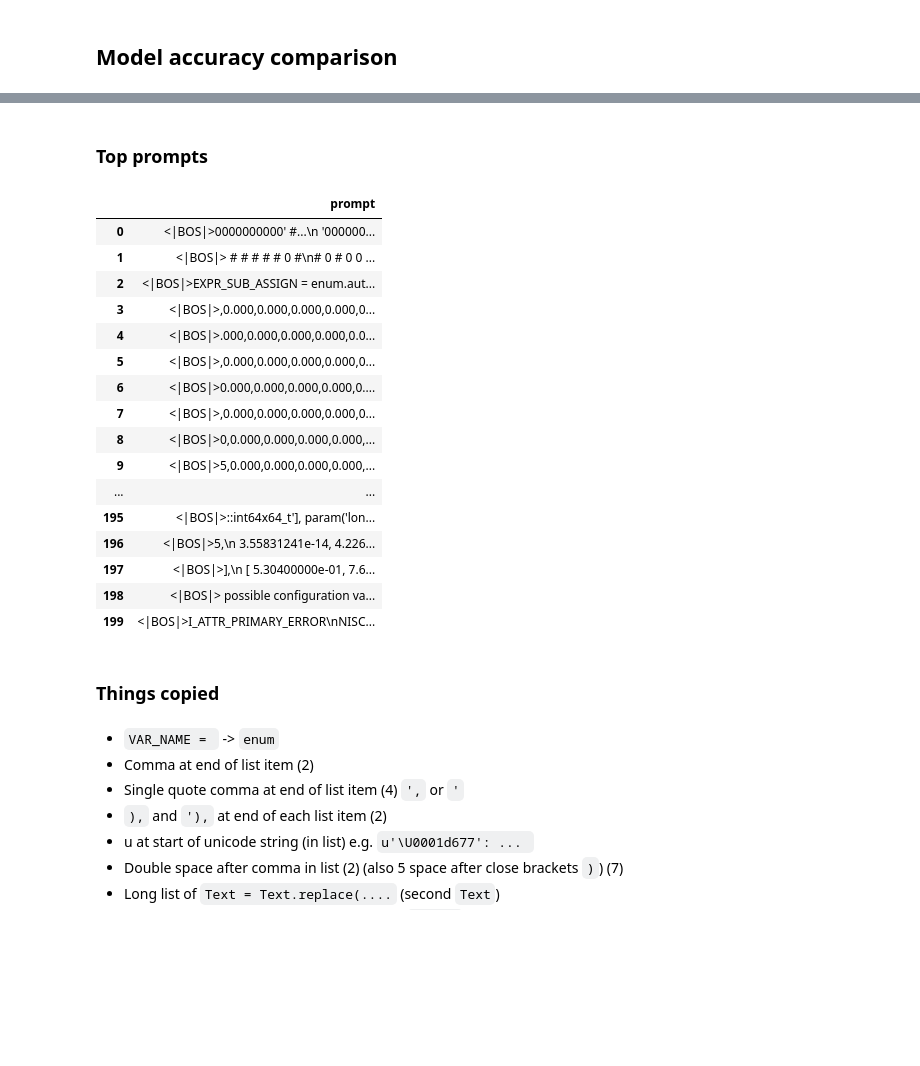
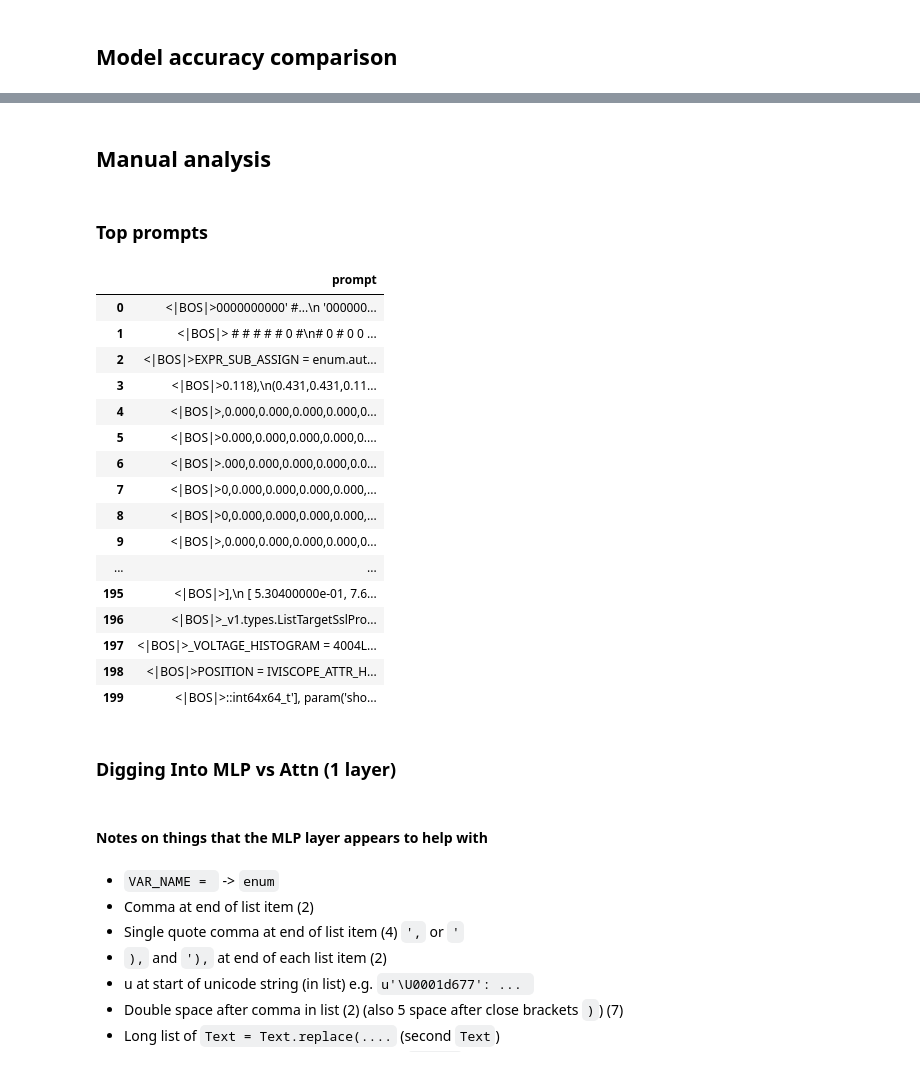
Before and after one commit to alan-cooney/mech-interp-code-generation, a Jupyter notebook: 1-find_interesting_neurons.ipynb, the cells around one changed output, grey strips where cells are left out. Saved outputs shown, nothing was run; the diff lists cells and outputs as text; code cells hidden in the pictures; blank space fills up the shorter version.

```diff
--- a/1-find_interesting_neurons.ipynb
+++ b/1-find_interesting_neurons.ipynb
@@ -207,32 +247,45 @@ Dropdown(description='Prompt ID', options=(('0: Prompt 139682', 139682), ('1: Pr
+# %% [markdown]
+## Manual analysis
 # %% [markdown]
 ### Top prompts
 # %%
+diff = get_model_correct_log_probs_diff("attn-only-1l", "solu-1l", False)
+
+# Get number of tokens in each prompt that are significantly more correct
+threshold = 0.3
+count_tokens_above_threshold = np.sum(diff > threshold, axis=-1)
+ranked_prompts = pd.DataFrame({"count_significant": count_tokens_above_threshold})
+ranked_prompts.sort_values(by="count_significant", ascending=False, inplace=True)
+prompt_ids_ranked = ranked_prompts.index.values
+
 # Show top prompts
 top_prompts = prompt_ids_ranked[0:1000]
 tokenizer = AutoTokenizer.from_pretrained("NeelNanda/gpt-neox-tokenizer-digits")
 top_100_prompts = [tokenizer.decode(p) for p in prompts_tokens[top_prompts]]
 pd.set_option('display.max_rows', 500)
 pd.DataFrame({"prompt": top_100_prompts}).head(200)
 # %% [output]
 |  | prompt |
 | 0 | <|BOS|>0000000000' #...\n '000000... |
 | 1 | <|BOS|> # # # # # 0 #\n# 0 # 0 0 ... |
 | 2 | <|BOS|>EXPR_SUB_ASSIGN = enum.aut... |
-| 3 | <|BOS|>,0.000,0.000,0.000,0.000,0... |
-| 4 | <|BOS|>.000,0.000,0.000,0.000,0.0... |
-| 5 | <|BOS|>,0.000,0.000,0.000,0.000,0... |
-| 6 | <|BOS|>0.000,0.000,0.000,0.000,0.... |
-| 7 | <|BOS|>,0.000,0.000,0.000,0.000,0... |
+| 3 | <|BOS|>0.118),\n(0.431,0.431,0.11... |
+| 4 | <|BOS|>,0.000,0.000,0.000,0.000,0... |
+| 5 | <|BOS|>0.000,0.000,0.000,0.000,0.... |
+| 6 | <|BOS|>.000,0.000,0.000,0.000,0.0... |
+| 7 | <|BOS|>0,0.000,0.000,0.000,0.000,... |
 | 8 | <|BOS|>0,0.000,0.000,0.000,0.000,... |
-| 9 | <|BOS|>5,0.000,0.000,0.000,0.000,... |
+| 9 | <|BOS|>,0.000,0.000,0.000,0.000,0... |
 | ... | ... |
-| 195 | <|BOS|>::int64x64_t'], param('lon... |
-| 196 | <|BOS|>5,\n 3.55831241e-14, 4.226... |
-| 197 | <|BOS|>],\n [ 5.30400000e-01, 7.6... |
-| 198 | <|BOS|> possible configuration va... |
-| 199 | <|BOS|>I_ATTR_PRIMARY_ERROR\nNISC... |
+| 195 | <|BOS|>],\n [ 5.30400000e-01, 7.6... |
+| 196 | <|BOS|>_v1.types.ListTargetSslPro... |
+| 197 | <|BOS|>_VOLTAGE_HISTOGRAM = 4004L... |
+| 198 | <|BOS|>POSITION = IVISCOPE_ATTR_H... |
+| 199 | <|BOS|>::int64x64_t'], param('sho... |
-# %% [markdown]
-### Things copied
+# %% [markdown]
+### Digging Into MLP vs Attn (1 layer)
+# %% [markdown]
+#### Notes on things that the MLP layer appears to help with
 # %% [markdown]
 - `VAR_NAME = ` -> `enum`
 - Comma at end of list item (2)
```
Also changed, not shown: parts of 17 cells of this notebook.
